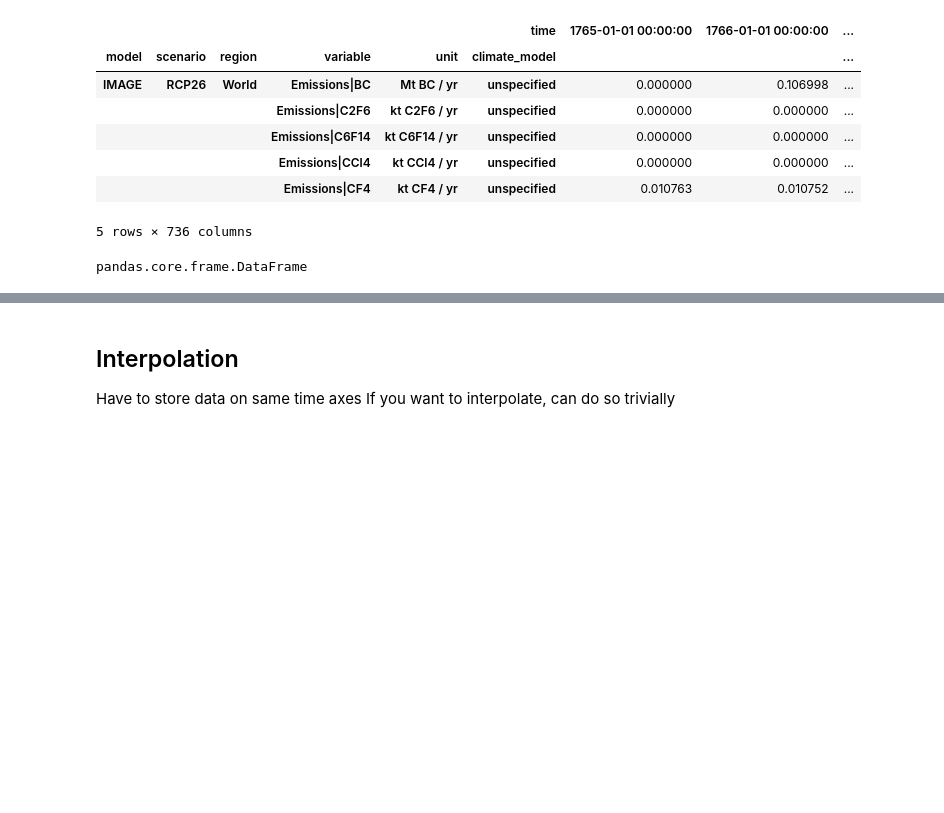
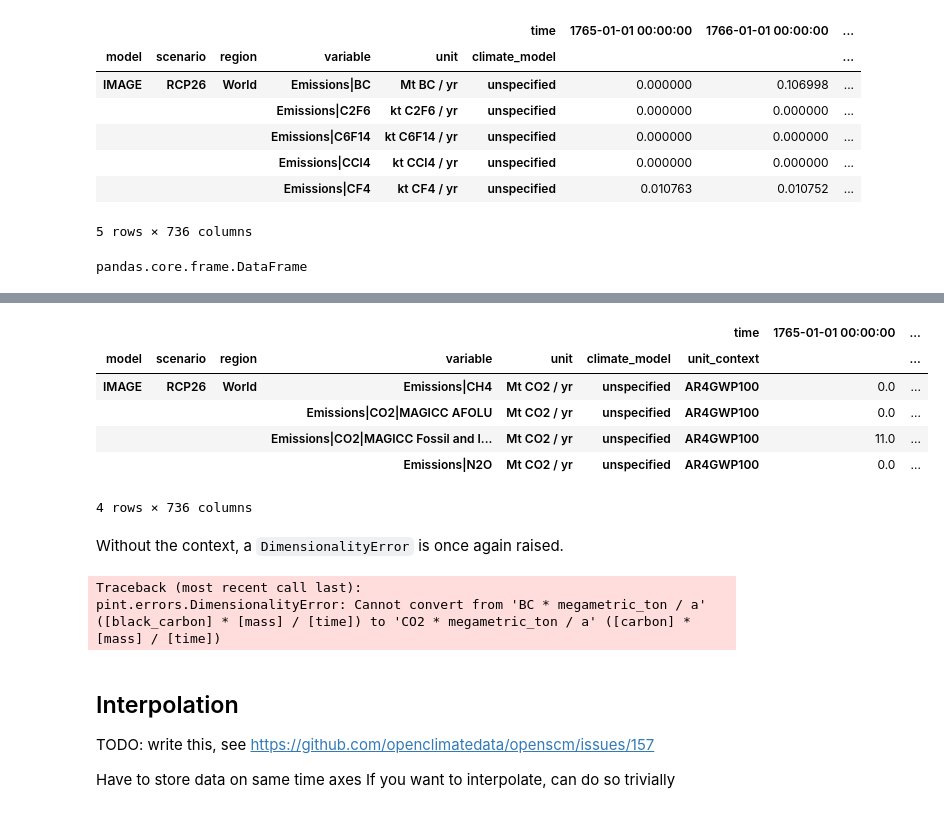
Before and after one commit to openscm/openscm, a Jupyter notebook: notebooks/scmdataframe.ipynb, the cells around one changed output, grey strips where cells are left out. Cells and saved outputs as stored; diff of their text form; code cells hidden in the pictures; blank space fills up the shorter version.

```diff
--- a/notebooks/scmdataframe.ipynb
+++ b/notebooks/scmdataframe.ipynb
@@ -52,5 +94,30 @@ pandas.core.frame.DataFrame
+# %%
+rcp26.filter(variable=["*CO2*", "*CH4*", "*N2O*"]).convert_unit(
+    "Mt CO2 / yr",
+    context="AR4GWP100"
+).timeseries()
+# %% [output]
+|  |  |  |  |  |  | time | 1765-01-01 00:00:00 | ... |
+| model | scenario | region | variable | unit | climate_model | unit_context |  | ... |
+| IMAGE | RCP26 | World | Emissions|CH4 | Mt CO2 / yr | unspecified | AR4GWP100 | 0.0 | ... |
+|  |  |  | Emissions|CO2|MAGICC AFOLU | Mt CO2 / yr | unspecified | AR4GWP100 | 0.0 | ... |
+|  |  |  | Emissions|CO2|MAGICC Fossil and I... | Mt CO2 / yr | unspecified | AR4GWP100 | 11.0 | ... |
+|  |  |  | Emissions|N2O | Mt CO2 / yr | unspecified | AR4GWP100 | 0.0 | ... |
+4 rows × 736 columns
+# %% [markdown]
+Without the context, a `DimensionalityError` is once again raised.
+# %%
+try:
+    rcp26.convert_unit("Mt CO2 / yr").timeseries()
+except DimensionalityError:
+    traceback.print_exc(limit=0, chain=False)
+# %% [output]
+Traceback (most recent call last):
+pint.errors.DimensionalityError: Cannot convert from 'BC * megametric_ton / a' ([black_carbon] * [mass] / [time]) to 'CO2 * megametric_ton / a' ([carbon] * [mass] / [time])
 # %% [markdown]
 ## Interpolation
 
+TODO: write this, see https://github.com/openclimatedata/openscm/issues/157
+
 Have to store data on same time axes
 If you want to interpolate, can do so trivially
```
Also changed, not shown: parts of 10 cells of this notebook, 1 other file.
